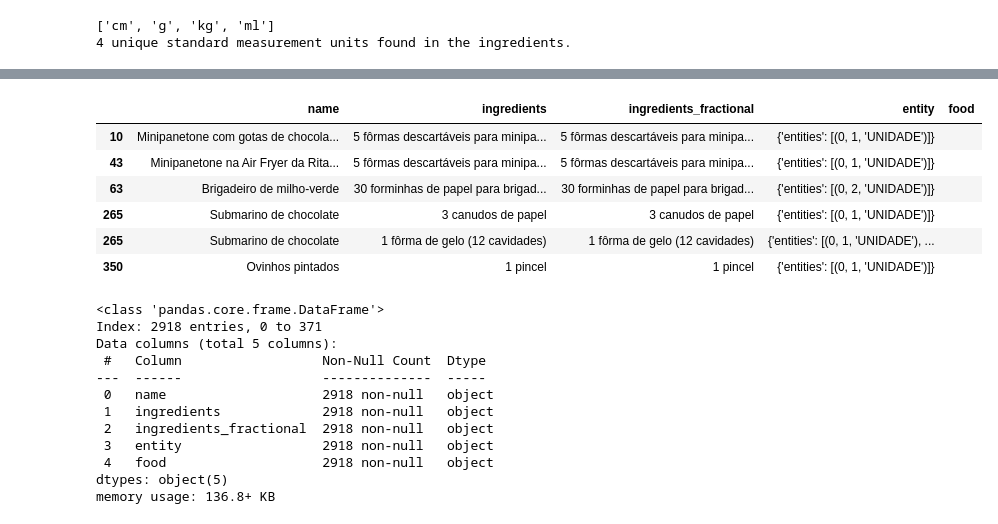
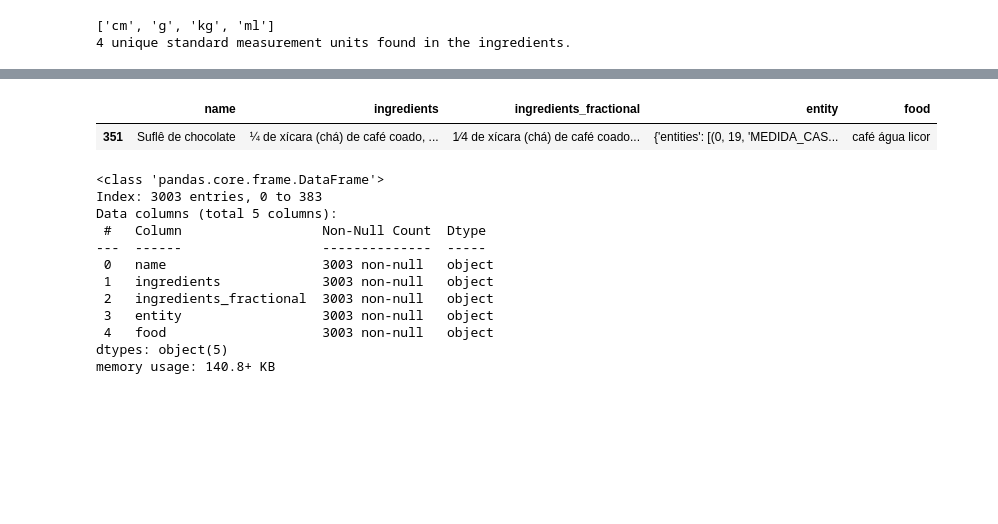
Before and after one commit to yara403/recipes_model, a Jupyter notebook: exploratory_data_analysis.ipynb, the cells around one changed output, grey strips where cells are left out. Saved outputs shown, nothing was run; the diff lists cells and outputs as text; code cells hidden in the pictures; blank space fills up the shorter version.

Commit message:
Specific corrections, including add entities which weren't identified by regular expressions

```diff
--- a/exploratory_data_analysis.ipynb
+++ b/exploratory_data_analysis.ipynb
@@ -352,7 +350,7 @@ def convert_vulgar_fraction(text):
 def remove_verbose(text):
     adjectives = '((grand|fort|fervent|quent|firm)(es|e))|(?:(?:pequen|médi|variad|debulhad|peneirad|filtrad|morn|derretid|congelad|gelad|refrigerad|fri|amanhecid|madur|preparad|amassad|triturad|quebrad|ralad|picad|descascad|lavad|cortad|coad|fin|gross)(?:as|a|os|o))'
     instructions = 'para\s+(?:caramelizar|enrolar|pincelar|polvilhar|untar|decorar|fritar|passar|hidratar|assar|dourar|servir|prensa)|na hora'
-    modes = 'bem(?:\s+\w+)*|de\s+preferência|a\s+gosto|o\s+quanto\s+baste|sem sementes|sem semente|em\s+(?:(?:cub|palit)(?:inhos|inho|os|o)|(?:temperatura ambiente|ponto(?:\s+de)?\s+pomada|(?:(?:gota|grão|tira)(?:s)?)|callets|pasta|lata))|(?:com\s+palha)'
+    modes = 'bem(?:\s+\w+)*|de\s+preferência|a\s+gosto|o\s+quanto\s+baste|sem sementes|sem semente|em\s+(?:(?:cub|palit|pedac|pedaç)(?:inhos|inho|os|o)|(?:temperatura ambiente|ponto(?:\s+de)?\s+pomada|(?:(?:gota|grão|tira)(?:s)?)|callets|pasta|lata))|(?:com\s+palha)'
 
     adjectives_regex = fr'\b({adjectives}\,?)'
     for adj in re.finditer(adjectives_regex, text):
@@ -547,55 +544,77 @@ ingredients_df.loc[ingredients_df['ingredients'] == '¾ de xícara (chá) de blu
 ingredients_df.loc[ingredients_df['ingredients'] == 'corantes para chocolate (hipossolúveis) , nas cores: vermelho, azul e amarelo', ['entity', 'food']] = {'entities': [(0, 23, 'ALIMENTO')]}, 'corantes para chocolate'
 
 ingredients_df.drop(ingredients_df.query("name == 'Casca de ovos para decorar e rechear'").index, inplace=True)
+
+###############################
+ingredients_df.loc[ingredients_df['ingredients'] == '1 xícara (chá) de castanha-de-caju torrada, sem sal (cerca de 200g)', ['entity', 'food']] = {'entities': [(0, 14, 'MEDIDA_CASEIRA'), (18, 51, 'ALIMENTO'), (62, 66, 'MEDIDA_PADRAO')]}, 'castanha-de-caju torrada, sem sal'
+
+ingredients_df.loc[ingredients_df['ingredients'] == '⅓ de xícara (chá) de castanha-de-caju torrada, sem sal', ['entity', 'food']] = {'entities': [(0, 19, 'MEDIDA_CASEIRA'), (23, 56, 'ALIMENTO')]}, 'castanha-de-caju torrada, sem sal'
+
+ingredients_df.loc[ingredients_df['ingredients'] == '2½ colheres (sopa) de óleo (ou manteiga derretida)', ['entity', 'food']] = {'entities': [(0, 20, 'MEDIDA_CASEIRA'), (24, 28, 'ALIMENTO'), (33, 41, 'ALIMENTO')]}, 'óleo manteiga'
+
+ingredients_df.loc[ingredients_df['ingredients'] == 'óleo (ou manteiga) para untar a frigideira', ['entity', 'food']] = {'entities': [(0, 4, 'ALIMENTO'), (9, 17, 'ALIMENTO')]}, 'óleo manteiga'
+
+ingredients_df[ingredients_df['ingredients'] == '2½ xícaras (chá) de frutas vermelhas congeladas (cerca de 350g de morango, framboesa e amora)']
+
+ingredients_df.loc[ingredients_df['ingredients'] == '1½ xícara (chá) de frutas variadas picadas (melão, morango, kiwi...)', ['entity', 'food']] = {'entities': [(0, 17, 'MEDIDA_CASEIRA'), (21, 27, 'ALIMENTO'), (46, 51, 'ALIMENTO'), (53, 60, 'ALIMENTO'), (62, 66, 'ALIMENTO')]}, 'frutas melão morango kiwi'
+
+ingredients_df.loc[ingredients_df['ingredients'] == '1 colher (chá) de raspas de laranja ou de limão', ['entity', 'food']] = {'entities': [(0, 14, 'MEDIDA_CASEIRA'), (18, 35, 'ALIMENTO'), (42, 47, 'ALIMENTO')]}, 'raspas de laranja limão'
+
+ingredients_df.loc[ingredients_df['ingredients'] == '½ xícara (chá) de vinho tinto (ou 1 xícara (chá) de vinho Marsala)', ['entity', 'food']] = {'entities': [(0, 16, 'MEDIDA_CASEIRA'), (20, 31, 'ALIMENTO'), (36, 50, 'MEDIDA_CASEIRA'), (54, 67, 'ALIMENTO')]}, 'vinho tinto vinho Marsala'
+
+ingredients_df.loc[ingredients_df['ingredients'] == '2½ xícaras (chá) de fruta vermelha (morango, framboesa e amora - cerca de 350 g)', ['entity', 'food']] = {'entities': [(0, 18, 'MEDIDA_CASEIRA'), (22, 36, 'ALIMENTO'), (38, 45, 'ALIMENTO'), (47, 56, 'ALIMENTO'), (59, 64, 'ALIMENTO'), (76, 81, 'MEDIDA_PADRAO')]}, 'fruta vermelha morango framboesa amora'
+
+ingredients_df.loc[ingredients_df['ingredients'] == 'óleo (ou manteiga) para untar a assadeira', ['entity', 'food']] = {'entities': [(0, 4, 'ALIMENTO'), (9, 17, 'ALIMENTO')]}, 'óleo manteiga'
+
+ingredients_df.loc[ingredients_df['ingredients'] == '¼ de xícara (chá) de café coado, água ou o licor de sua preferência', ['entity', 'food']] = {'entities': [(0, 19, 'MEDIDA_CASEIRA'), (23, 27, 'ALIMENTO'), (35, 39, 'ALIMENTO'), (45, 50, 'ALIMENTO')]}, 'café água licor'
 # %%
 # ingredients_df[ingredients_df['ingredients'] == '¼ de xícara (chá) de banana-passa cortada em rodelas 1 cm']
 # ingredients_df[ingredients_df['ingredients_fractional'] == '2 tiras finas da casca de limão']
 # ingredients_df[ingredients_df['ingredients'] == '6 folhas bem bonitas de rosa']
 # ingredients_df[ingredients_df['ingredients'] == '4 colheres (sopa) do recheio de sua preferência (geléia de frutas, doce de leite, goiabada cremosa)']
 # ingredients_df[ingredients_df['ingredients'] == '¾ de xícara (chá) de blueberry (ou mirtilo)']
 # ingredients_df[ingredients_df['ingredients'] == 'corantes para chocolate (hipossolúveis) , nas cores: vermelho, azul e amarelo']
 # ingredients_df.query("food == 'pincel'")
 # ingredients_df[ingredients_df['ingredients_fractional'] == '2 tiras finas da casca de limão']
 # ingredients_df.query("name == 'Casca de ovos para decorar e rechear'")
 
 # ingredients_df.query("food == 'pincel'")
 # ingredients_df.loc[ingredients_df['name'] == 'Ovinhos de chocolate']
 # ingredients_df.loc[ingredients_df['name'] == 'Ovinhos pintados']
 # ingredients_df.loc[(ingredients_df['food'].str.contains(r'\bovo(s\s+\w+)?'))]
 
 # papel-manteiga e grãos de feijão cru para assar (ou outro grão seco da despensa) (329)
 # ingredients_df.loc[329]
 
 # ingredients_df.loc[63]
 # ingredients_df[ingredients_df['ingredients_fractional'] == '30 forminhas de papel para brigadeiro (número 5)']
 
 # ingredients_df[ingredients_df['ingredients_fractional'] == '5 fôrmas descartáveis para minipanetone de 7 cm de diâmetro']
-
 # ingredients_df[ingredients_df['ingredients_fractional'] == '3 canudos de papel']
-
 # ingredients_df[ingredients_df['ingredients_fractional'] == 'papel-manteiga e grãos de feijão cru para assar (ou outro grão seco da despensa)']
-
-ingredients_df[ingredients_df['ingredients_fractional'].str.contains(fr'\b{quantity_regex}\s+(\bfôrm|\bform|\bpincel|\bcanud)')]
+# ingredients_df[ingredients_df['ingredients_fractional'].str.contains(fr'\b{quantity_regex}\s+\bbola')]
+# ingredients_df[ingredients_df['ingredients'] == '⅓ de xícara (chá) de castanha-de-caju torrada, sem sal']
+# ingredients_df[ingredients_df['ingredients'] == '1½ xícara (chá) de frutas variadas picadas (melão, morango, kiwi...)']
+# ingredients_df[ingredients_df['ingredients'] == '1 colher (chá) de raspas de laranja ou de limão']
+# ingredients_df[ingredients_df['ingredients'] == '½ xícara (chá) de vinho tinto (ou 1 xícara (chá) de vinho Marsala)']
+# ingredients_df[ingredients_df['ingredients'] == '2½ xícaras (chá) de fruta vermelha (morango, framboesa e amora - cerca de 350 g)']
+# ingredients_df[ingredients_df['ingredients'] == 'óleo (ou manteiga) para untar a assadeira']
+ingredients_df[ingredients_df['ingredients'] == '¼ de xícara (chá) de café coado, água ou o licor de sua preferência']
 # %% [output]
 |  | name | ingredients | ingredients_fractional | entity | food |
-| 10 | Minipanetone com gotas de chocola... | 5 fôrmas descartáveis para minipa... | 5 fôrmas descartáveis para minipa... | {'entities': [(0, 1, 'UNIDADE')]} |  |
-| 43 | Minipanetone na Air Fryer da Rita... | 5 fôrmas descartáveis para minipa... | 5 fôrmas descartáveis para minipa... | {'entities': [(0, 1, 'UNIDADE')]} |  |
-| 63 | Brigadeiro de milho-verde | 30 forminhas de papel para brigad... | 30 forminhas de papel para brigad... | {'entities': [(0, 2, 'UNIDADE')]} |  |
-| 265 | Submarino de chocolate | 3 canudos de papel | 3 canudos de papel | {'entities': [(0, 1, 'UNIDADE')]} |  |
-| 265 | Submarino de chocolate | 1 fôrma de gelo (12 cavidades) | 1 fôrma de gelo (12 cavidades) | {'entities': [(0, 1, 'UNIDADE'), ... |  |
-| 350 | Ovinhos pintados | 1 pincel | 1 pincel | {'entities': [(0, 1, 'UNIDADE')]} |  |
+| 351 | Suflê de chocolate | ¼ de xícara (chá) de café coado, ... | 1⁄4 de xícara (chá) de café coado... | {'entities': [(0, 19, 'MEDIDA_CAS... | café água licor |
 # %%
 ingredients_df.info()
 # %% [output]
 <class 'pandas.core.frame.DataFrame'>
-Index: 2918 entries, 0 to 371
+Index: 3003 entries, 0 to 383
 Data columns (total 5 columns):
  #   Column                  Non-Null Count  Dtype
 ---  ------                  --------------  -----
- 0   name                    2918 non-null   object
- 1   ingredients             2918 non-null   object
- 2   ingredients_fractional  2918 non-null   object
- 3   entity                  2918 non-null   object
- 4   food                    2918 non-null   object
+ 0   name                    3003 non-null   object
+ 1   ingredients             3003 non-null   object
+ 2   ingredients_fractional  3003 non-null   object
+ 3   entity                  3003 non-null   object
+ 4   food                    3003 non-null   object
 dtypes: object(5)
-memory usage: 136.8+ KB
+memory usage: 140.8+ KB
```
Also changed, not shown: parts of 26 cells of this notebook, 3 other files.
